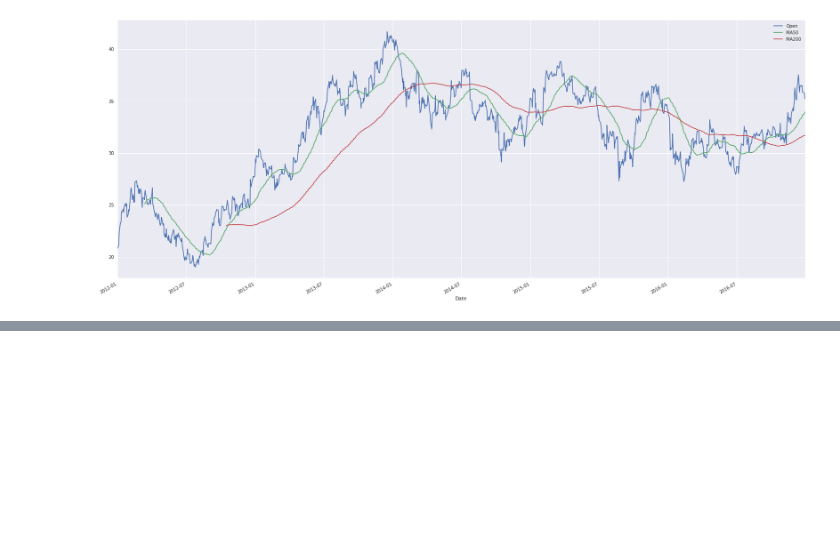
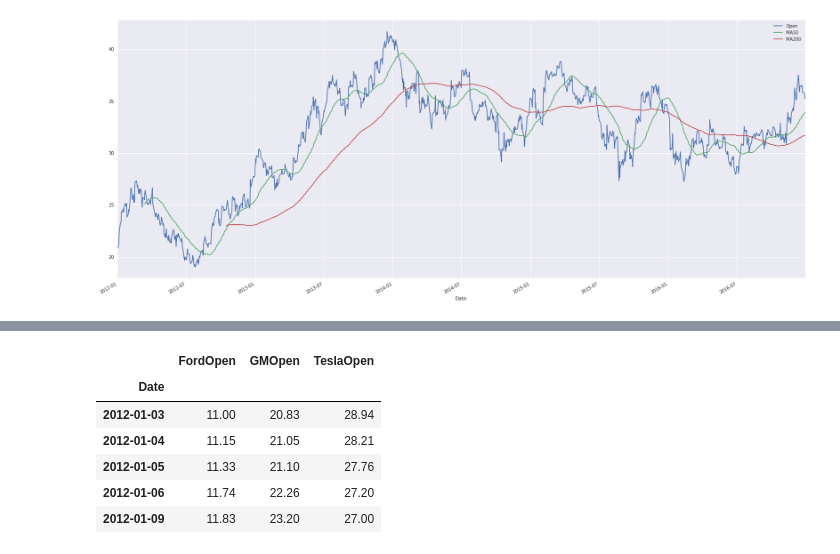
Before and after one commit to HeadHunTeR779/Stock-Analysis-of-Automobile-Giants, a Jupyter notebook: Stock_Analysis.ipynb, the cells around one changed output, grey strips where cells are left out. Saved outputs shown, nothing was run; the diff lists cells and outputs as text; code cells hidden in the pictures; blank space fills up the shorter version.

```diff
--- a/Stock_Analysis.ipynb
+++ b/Stock_Analysis.ipynb
@@ -148,0 +191,10 @@ GM[["Open","MA50","MA200"]].plot(figsize=(28,12),xlim=[lower_limit, upper_limit]
+# %%
+combined_dataframe.head()
+# %% [output]
+|  | FordOpen | GMOpen | TeslaOpen |
+| Date |  |  |  |
+| 2012-01-03 | 11.00 | 20.83 | 28.94 |
+| 2012-01-04 | 11.15 | 21.05 | 28.21 |
+| 2012-01-05 | 11.33 | 21.10 | 27.76 |
+| 2012-01-06 | 11.74 | 22.26 | 27.20 |
+| 2012-01-09 | 11.83 | 23.20 | 27.00 |
```
Also changed, not shown: parts of 10 cells of this notebook.
